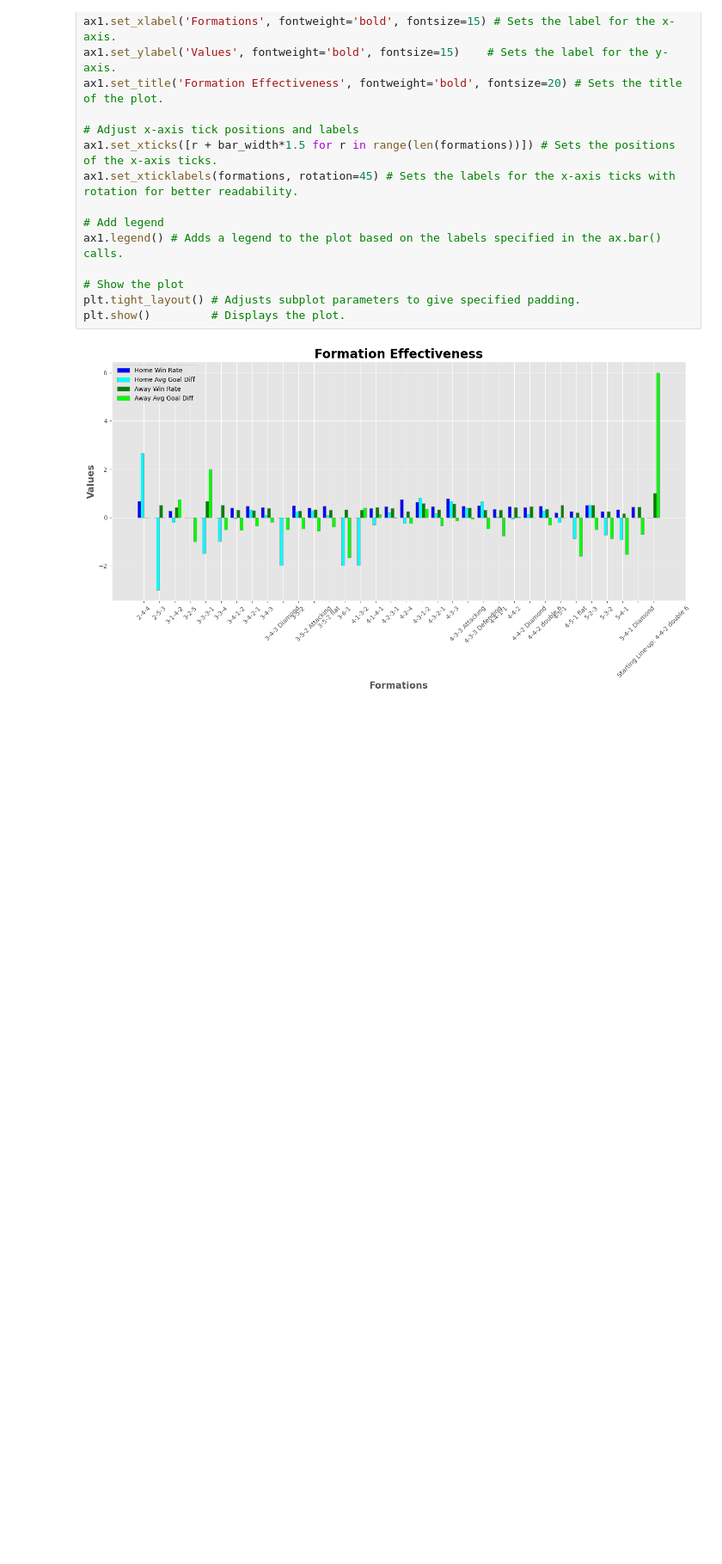
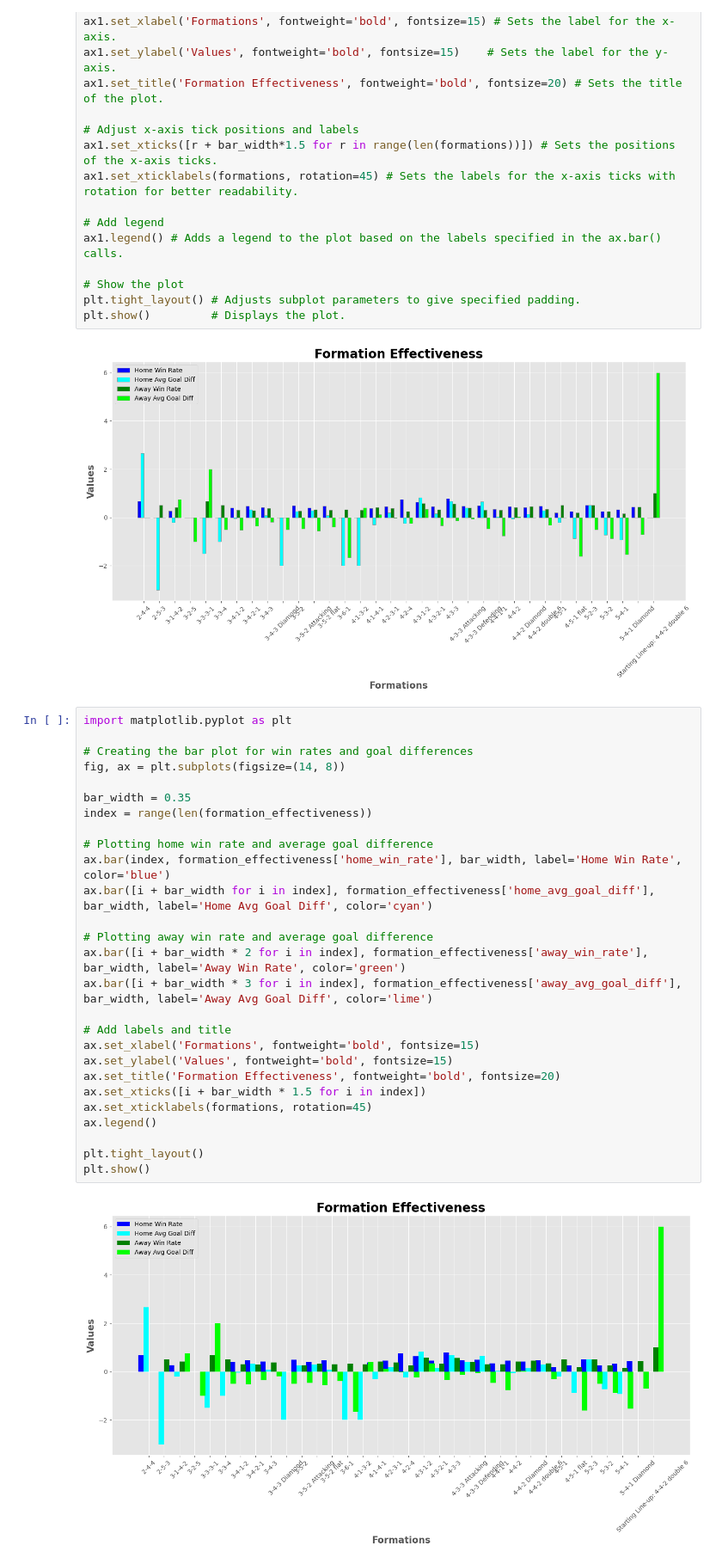
Before and after one commit to Matthows/analderby---Data-Analysis, a Jupyter notebook: formationEffectiveness.ipynb, the cells around one changed output. Shown at 86% size. Drawn from its saved outputs; the diff is of its cells as text; blank space fills up the shorter version.

Commit message:
Add averageAge&GoalsRelationship.ipynb and formationEffectiveness.ipynb

```diff
--- a/formationEffectiveness.ipynb
+++ b/formationEffectiveness.ipynb
@@ -187,3 +191,32 @@ plt.tight_layout() # Adjusts subplot parameters to give specified padding.
 plt.show()         # Displays the plot.
 # %% [output]
 [figure]
+# %%
+import matplotlib.pyplot as plt
+
+# Creating the bar plot for win rates and goal differences
+fig, ax = plt.subplots(figsize=(14, 8))
+
+bar_width = 0.35
+index = range(len(formation_effectiveness))
+
+# Plotting home win rate and average goal difference
+ax.bar(index, formation_effectiveness['home_win_rate'], bar_width, label='Home Win Rate', color='blue')
+ax.bar([i + bar_width for i in index], formation_effectiveness['home_avg_goal_diff'], bar_width, label='Home Avg Goal Diff', color='cyan')
+
+# Plotting away win rate and average goal difference
+ax.bar([i + bar_width * 2 for i in index], formation_effectiveness['away_win_rate'], bar_width, label='Away Win Rate', color='green')
+ax.bar([i + bar_width * 3 for i in index], formation_effectiveness['away_avg_goal_diff'], bar_width, label='Away Avg Goal Diff', color='lime')
+
+# Add labels and title
+ax.set_xlabel('Formations', fontweight='bold', fontsize=15)
+ax.set_ylabel('Values', fontweight='bold', fontsize=15)
+ax.set_title('Formation Effectiveness', fontweight='bold', fontsize=20)
+ax.set_xticks([i + bar_width * 1.5 for i in index])
+ax.set_xticklabels(formations, rotation=45)
+ax.legend()
+
+plt.tight_layout()
+plt.show()
+# %% [output]
+[figure, added]
```
Also changed, not shown: parts of 1 cell of this notebook, 6 other files.
